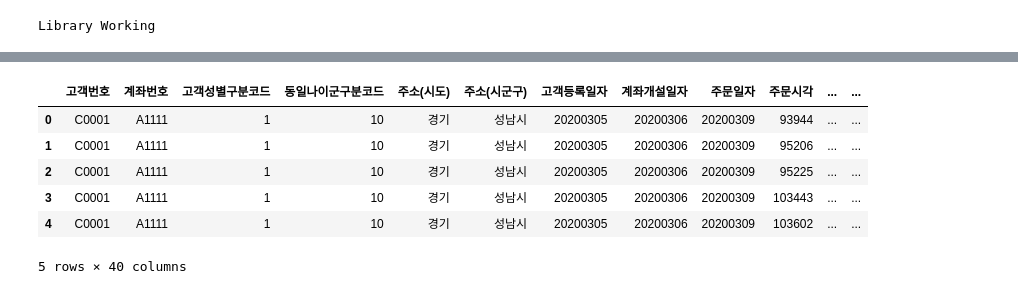
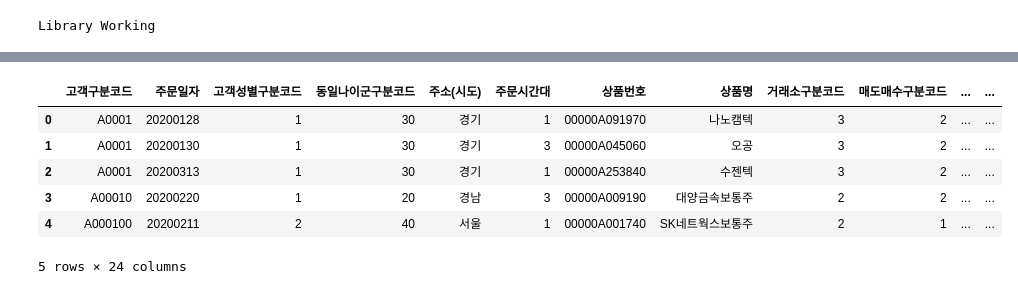
Before and after one commit to RyanKor/financial-data-competition-2021, a Jupyter notebook: Financial Data Competition 2021.ipynb, the cells around one changed output, grey strips where cells are left out. Cells and saved outputs as stored; diff of their text form; code cells hidden in the pictures.

```diff
--- a/Financial Data Competition 2021.ipynb
+++ b/Financial Data Competition 2021.ipynb
@@ -142,15 +112,15 @@ Library Working
 # %%
 # 사용 데이터 2가지 : 한국투자증권 동학개미운동 신규고객투자정보 & 신한은행 서울시지역단위 ‘소득’, ’지출’, ‘금융자산’ 정보
-kor_invest = pd.read_excel('./data/2021_hantu.xlsx')
+kor_invest = pd.read_csv('./data/original/han_tu.csv')
 kor_invest.head()
 # %% [output]
-|  | 고객번호 | 계좌번호 | 고객성별구분코드 | 동일나이군구분코드 | 주소(시도) | 주소(시군구) | 고객등록일자 | 계좌개설일자 | 주문일자 | 주문시각 | ... | ... |
-| 0 | C0001 | A1111 | 1 | 10 | 경기 | 성남시 | 20200305 | 20200306 | 20200309 | 93944 | ... | ... |
-| 1 | C0001 | A1111 | 1 | 10 | 경기 | 성남시 | 20200305 | 20200306 | 20200309 | 95206 | ... | ... |
-| 2 | C0001 | A1111 | 1 | 10 | 경기 | 성남시 | 20200305 | 20200306 | 20200309 | 95225 | ... | ... |
-| 3 | C0001 | A1111 | 1 | 10 | 경기 | 성남시 | 20200305 | 20200306 | 20200309 | 103443 | ... | ... |
-| 4 | C0001 | A1111 | 1 | 10 | 경기 | 성남시 | 20200305 | 20200306 | 20200309 | 103602 | ... | ... |
+|  | 고객구분코드 | 주문일자 | 고객성별구분코드 | 동일나이군구분코드 | 주소(시도) | 주문시간대 | 상품번호 | 상품명 | 거래소구분코드 | 매도매수구분코드 | ... | ... |
+| 0 | A0001 | 20200128 | 1 | 30 | 경기 | 1 | 00000A091970 | 나노캠텍 | 3 | 2 | ... | ... |
+| 1 | A0001 | 20200130 | 1 | 30 | 경기 | 3 | 00000A045060 | 오공 | 3 | 2 | ... | ... |
+| 2 | A0001 | 20200313 | 1 | 30 | 경기 | 1 | 00000A253840 | 수젠텍 | 3 | 2 | ... | ... |
+| 3 | A00010 | 20200220 | 1 | 20 | 경남 | 3 | 00000A009190 | 대양금속보통주 | 2 | 2 | ... | ... |
+| 4 | A000100 | 20200211 | 2 | 40 | 서울 | 1 | 00000A001740 | SK네트웍스보통주 | 2 | 1 | ... | ... |
-5 rows × 40 columns
+5 rows × 24 columns
 # %% [markdown]
 ## 신한은행 서울시 지역단위 ‘소득’, ’지출’, ‘금융자산’ 정보 호출
 
```
Also changed, not shown: parts of 3 cells of this notebook, 8 other files.
